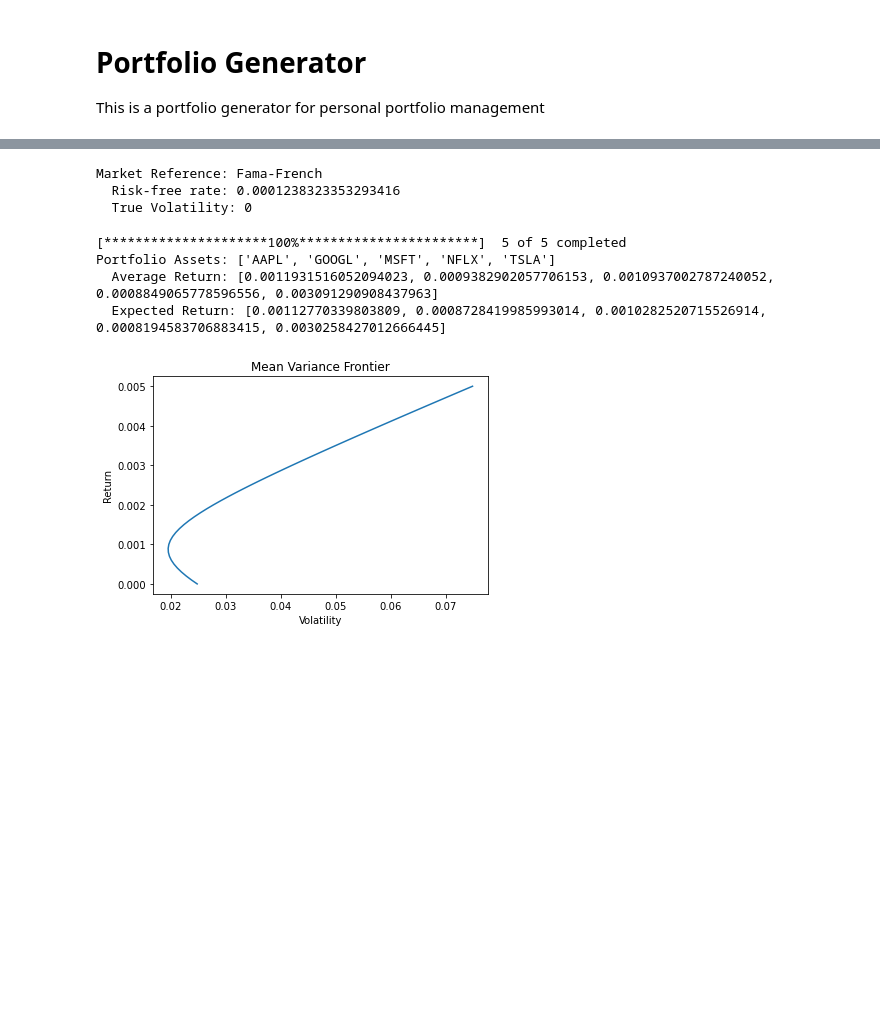
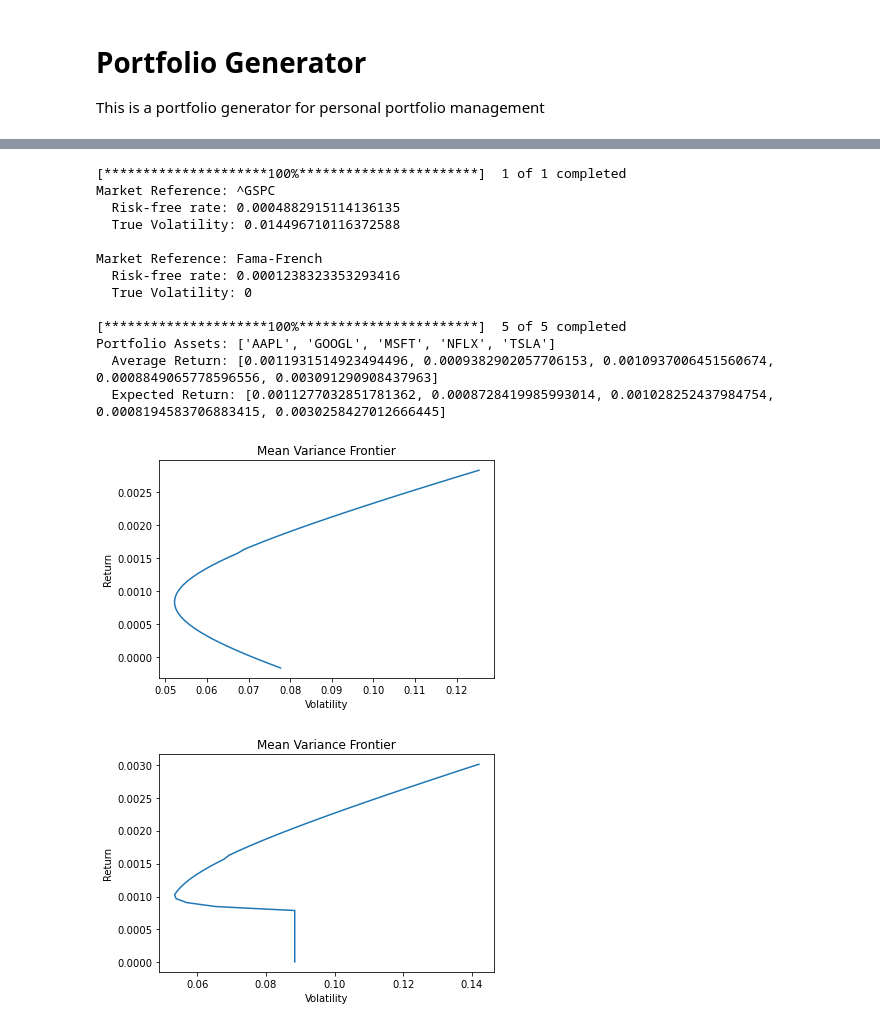
Before and after one commit to JasonYu1028/Optimized-Portfolio-Generation, a Jupyter notebook: portfolio-gen.ipynb, the cells around one changed output, grey strips where cells are left out. Cells and saved outputs as stored; diff of their text form; code cells hidden in the pictures; blank space fills up the shorter version.

```diff
--- a/portfolio-gen.ipynb
+++ b/portfolio-gen.ipynb
@@ -201,7 +203,7 @@ class MVO:
     return -(self.pf_return(weights) - (1 / 2) * risk_aversion * self.pf_volatility(weights))
 
   def minimum_variance(self, expected_return=None):
-    init_guess = np.ones(len(self.portfolio.expected_returns)) / len(self.portfolio.expected_returns)
+    init_guess = np.ones(len(self.portfolio.tickers)) / len(self.portfolio.tickers)
 
     constraints = [{"type": "eq", "fun": lambda x: np.sum(x) - 1}]
     if not (expected_return is None):
@@ -221,7 +223,7 @@ class MVO:
     }
 
   def maximum_return(self, expected_volatility):
-    init_guess = np.ones(len(self.portfolio.expected_returns)) / len(self.portfolio.expected_returns)
+    init_guess = np.ones(len(self.portfolio.tickers)) / len(self.portfolio.tickers)
 
     constraints = [{"type": "eq", "fun": lambda x: np.sum(x) - 1},
                    {"type": "eq", "fun": lambda x: self.pf_volatility(x) - expected_volatility}]
@@ -240,7 +242,7 @@ class MVO:
     }
 
   def maximum_sharpe(self):
-    init_guess = np.ones(len(self.portfolio.expected_returns)) / len(self.portfolio.expected_returns)
+    init_guess = np.ones(len(self.portfolio.tickers)) / len(self.portfolio.tickers)
 
     constraints = [{"type": "eq", "fun": lambda x: np.sum(x) - 1}]
 
@@ -259,7 +261,7 @@ class MVO:
     }
 
   def maximum_utility(self, risk_aversion=10):
-    init_guess = np.ones(len(self.portfolio.expected_returns)) / len(self.portfolio.expected_returns)
+    init_guess = np.ones(len(self.portfolio.tickers)) / len(self.portfolio.tickers)
 
     constraints = [{"type": "eq", "fun": lambda x: np.sum(x) - 1}]
 
@@ -277,29 +279,9 @@ class MVO:
       "Utility": -result.fun
     }
 
-  def plot(self):
-    market_trace = [1000]
-    for ret in self.market.data['Return'][1:]:
-      market_trace.append(market_trace[-1] * (1+ret))
-
-    portfolio_trace = self.stock_data["Return"].copy()
-    portfolio_trace.iloc[0] = self.stats["Weights"]
-    portfolio_trace.iloc[0] *= 1000
-
-    for idx in portfolio_trace.index[1:]:
-      portfolio_trace.loc[idx] = portfolio_trace.shift(1).loc[idx] * (1+self.stock_data["Return"].loc[idx])
-
-    portfolio_trace['total'] = portfolio_trace.sum(axis=1)
-
-    plt.plot(self.market.data.index, market_trace)
-    plt.plot(portfolio_trace.index, portfolio_trace.total)
-    plt.title('S&P Index over xx-xx')
-    plt.xlabel('Dates')
-    plt.ylabel('Index Level')
-    plt.show()
-
   def plot_MVO(self):
-    returns = np.linspace(0, 0.005, 51)
+    self.minimum_variance()
+    returns = np.linspace(self.stats['Returns'] - 0.001, self.stats['Returns'] + 0.002, 51)
     vol = []
     for ret in returns:
       self.minimum_variance(ret)
@@ -320,23 +294,31 @@ Market Reference: ^GSPC
-# %%
-ff_market = MarketFF("2022-01-01", "2023-12-29")
-print(ff_market)
-# %% [output]
-Market Reference: Fama-French
-  Risk-free rate: 0.0001238323353293416
-  True Volatility: 0
-# %%
-portfolio = Portfolio(['aapl', 'googl', 'msft', 'nflx', 'tsla'], "2020-01-01", "2023-12-29")
-print(portfolio)
-# %% [output]
-[*********************100%***********************]  5 of 5 completed
-Portfolio Assets: ['AAPL', 'GOOGL', 'MSFT', 'NFLX', 'TSLA']
-  Average Return: [0.0011931516052094023, 0.0009382902057706153, 0.0010937002787240052, 0.0008849065778596556, 0.003091290908437963]
-  Expected Return: [0.00112770339803809, 0.0008728419985993014, 0.0010282520715526914, 0.0008194583706883415, 0.0030258427012666445]
-# %%
-mvo_idx = MVO(portfolio, index_market, None)
-mvo_idx.plot_MVO()
-# %% [output]
-[figure, removed]
+# %%
+# Example Usage
+index_market = MarketIndex('^GSPC', "2020-01-01", "2023-12-29")
+print(index_market)
+ff_market = MarketFF("2022-01-01", "2023-12-29")
+print(ff_market)
+portfolio = Portfolio(['aapl', 'googl', 'msft', 'nflx', 'tsla'], "2020-01-01", "2023-12-29")
+print(portfolio)
+mvo_idx = MVO(portfolio, index_market, None)
+mvo_idx.plot_MVO()
+mvo_ff = MVO(portfolio, ff_market, [[0,1]] * len(portfolio.tickers))
+mvo_ff.plot_MVO()
+# %% [output]
+[*********************100%***********************]  1 of 1 completed
+Market Reference: ^GSPC
+  Risk-free rate: 0.0004882915114136135
+  True Volatility: 0.014496710116372588
+
+Market Reference: Fama-French
+  Risk-free rate: 0.0001238323353293416
+  True Volatility: 0
+
+[*********************100%***********************]  5 of 5 completed
+Portfolio Assets: ['AAPL', 'GOOGL', 'MSFT', 'NFLX', 'TSLA']
+  Average Return: [0.0011931514923494496, 0.0009382902057706153, 0.0010937006451560674, 0.0008849065778596556, 0.003091290908437963]
+  Expected Return: [0.0011277032851781362, 0.0008728419985993014, 0.001028252437984754, 0.0008194583706883415, 0.0030258427012666445]
+[figure, added]
+[figure, added]
 # %%
 mvo_idx.maximum_sharpe()
 mvo_idx.stats
```
Also changed, not shown: parts of 22 cells of this notebook.
